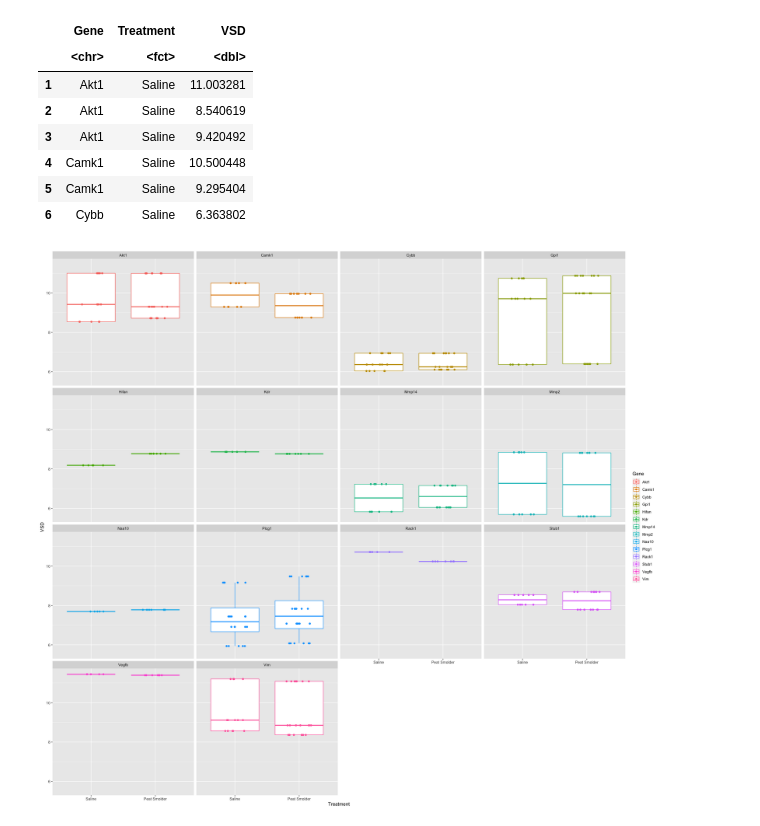
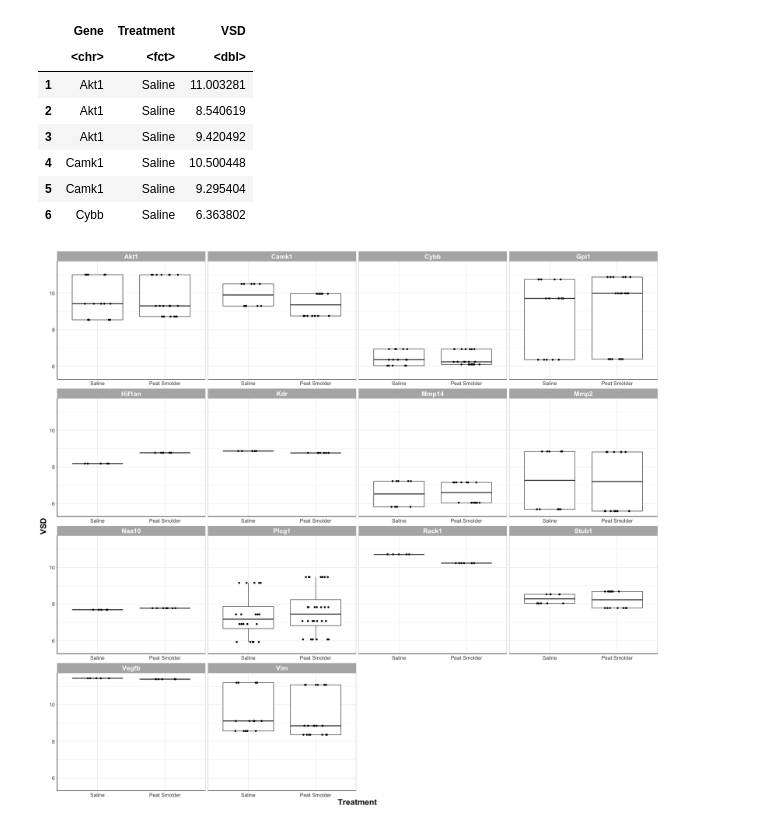
Before and after one commit to Ragerlab/Wildfire_mice, a Jupyter notebook: HIF1A Signaling Gene Boxplots.ipynb, the cells around one changed output. Drawn from its saved outputs; the diff is of its cells as text; code cells hidden in the pictures.

```diff
--- a/HIF1A Signaling Gene Boxplots.ipynb
+++ b/HIF1A Signaling Gene Boxplots.ipynb
@@ -68,9 +68,18 @@ A data.frame: 6 × 3
 | 6 | Cybb | Saline | 6.363802 |
 # %%
 options(repr.plot.width= 20, repr.plot.height= 18) #changing size
-ggplot(data = melted_VSD_df, aes(x = Treatment, y = VSD, color = Gene)) +
+ggplot(data = melted_VSD_df, aes(x = Treatment, y = VSD)) +
   geom_boxplot() +
   geom_point(position = position_jitter(h = 0, w = 0.2)) +
-  facet_wrap(~Gene)
+  facet_wrap(~Gene, scales = 'free_x') +
+
+  theme_light() +
+
+  theme(legend.position = "none", #removing legend
+        axis.line = element_line(colour = "black"), #making x and y axes black
+        axis.text = element_text(size = 12), #changing size of x axis labels
+        axis.title = element_text(face = "bold", size = rel(1.7)), #changes axis titles
+        strip.text.x = element_text(size = 15, face = "bold"), #changes size of facet x axis
+        strip.text.y = element_text(size = 15, face = "bold"))  #changes size of facet y axis
 # %% [output]
-[figure, old version]
+[figure, new version]
```
Also changed, not shown: parts of 1 cell of this notebook.
